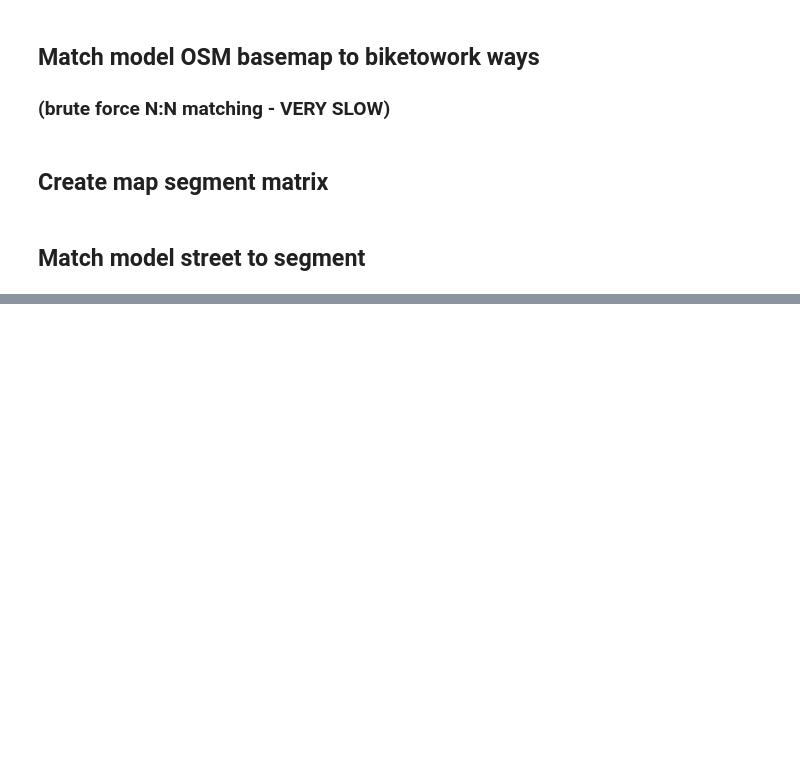
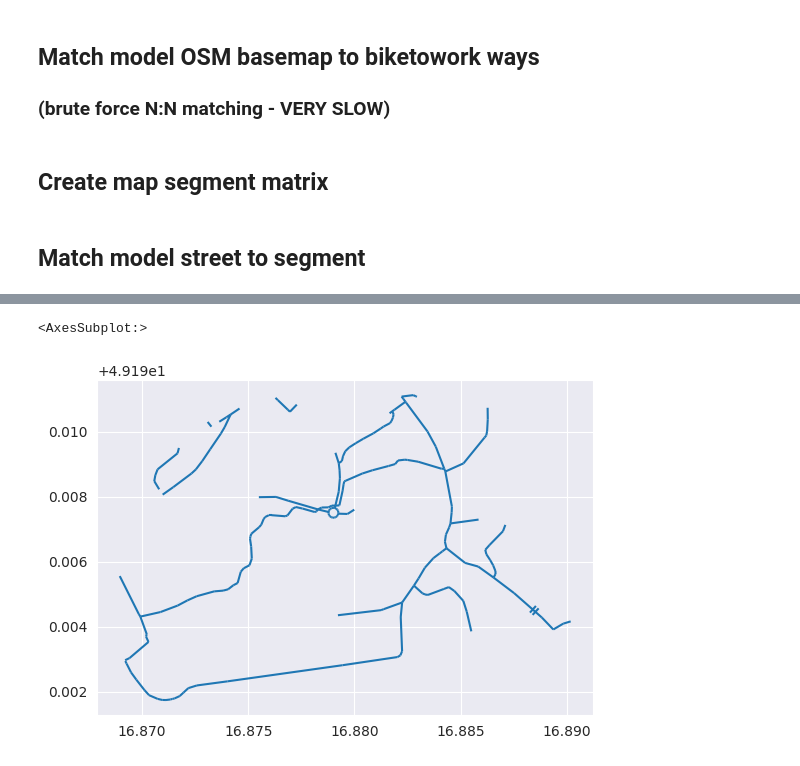
Before and after one commit to Radluy/Cycling-traffic-intensity-Brno, a Jupyter notebook: model_setup.ipynb, the cells around one changed output, grey strips where cells are left out. Drawn from its saved outputs; the diff is of its cells as text; code cells hidden in the pictures; blank space fills up the shorter version.

Commit message:
universal segment generating and assigning

```diff
--- a/model_setup.ipynb
+++ b/model_setup.ipynb
@@ -202,17 +213,21 @@ def is_in_segment(row_bbox, segment):
     # print(f"segment: {segment}\nrow: {row_bbox}")
     return True
 
-segment_ids = []
-osm_ids = []
-for _, row in model.iterrows():
-    row_bbox = row['geometry'].bounds
-    # check every segment
-    for index, segment in enumerate(segments_bboxes):
-        # save found segment and OSM way ID
-        if is_in_segment(row_bbox, segment):
-            segment_ids.append(index)
-            osm_ids.append(row['osm_reference_id'])
-            break
+def assign_segments_to_dataset(dataset, segment_matrix, id_column):
+    segment_ids = []
+    street_ids = []
+    for _, row in dataset.iterrows():
+        row_bbox = row['geometry'].bounds
+        # check every segment
+        for index, segment in enumerate(segment_matrix):
+            # save found segment and street ID
+            if is_in_segment(row_bbox, segment):
+                segment_ids.append(index)
+                street_ids.append(row[id_column])
+                break
 
-street_to_segment_df = pd.DataFrame({ 'osm_reference_id': osm_ids, 'segment_id': segment_ids})
-model = model.merge(street_to_segment_df, on='osm_reference_id')
+    street_to_segment_df = pd.DataFrame({ id_column: street_ids, 'segment_id': segment_ids})
+    return dataset.merge(street_to_segment_df, on=id_column)
+
+model_shrink = assign_segments_to_dataset(model_shrink, segments_matrix, 'osm_reference_id')
+biketowork_shrink = assign_segments_to_dataset(biketowork_shrink, segments_matrix, 'GID_ROAD')
@@ -221,0 +250,5 @@ model['segment_id'].value_counts()
+# %%
+gpd.GeoDataFrame(model_shrink[model_shrink['segment_id'] == 218]).plot()
+# %% [output]
+<AxesSubplot:>
+[figure, added]
```
Also changed, not shown: parts of 7 cells of this notebook.
